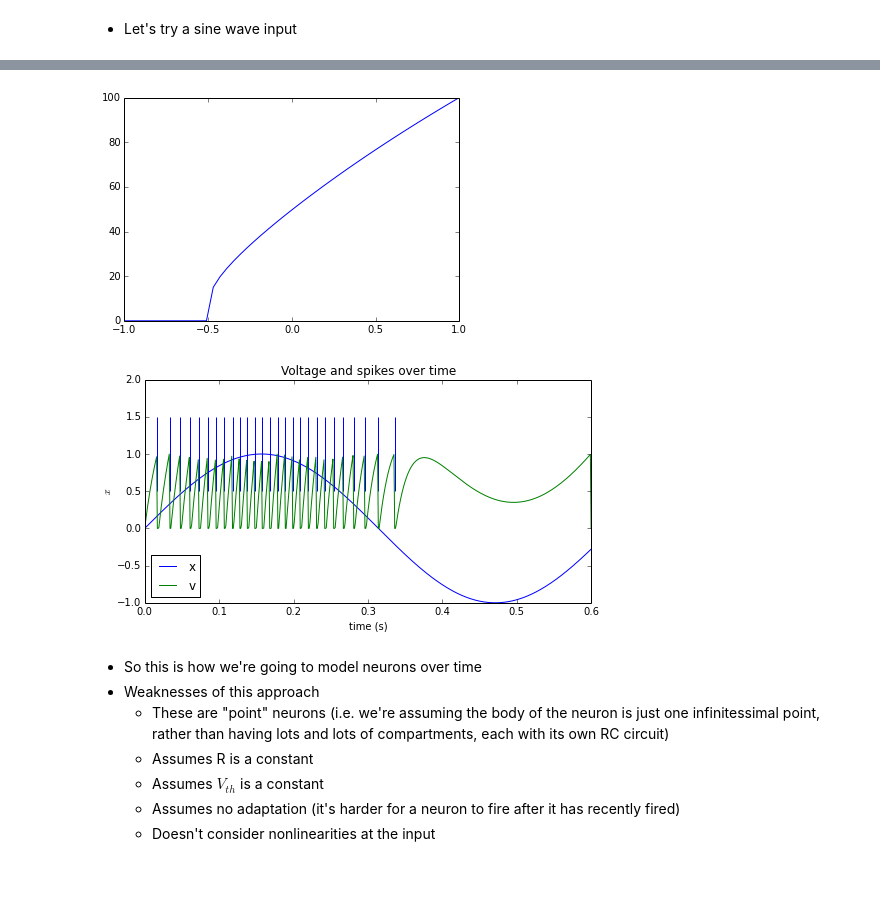
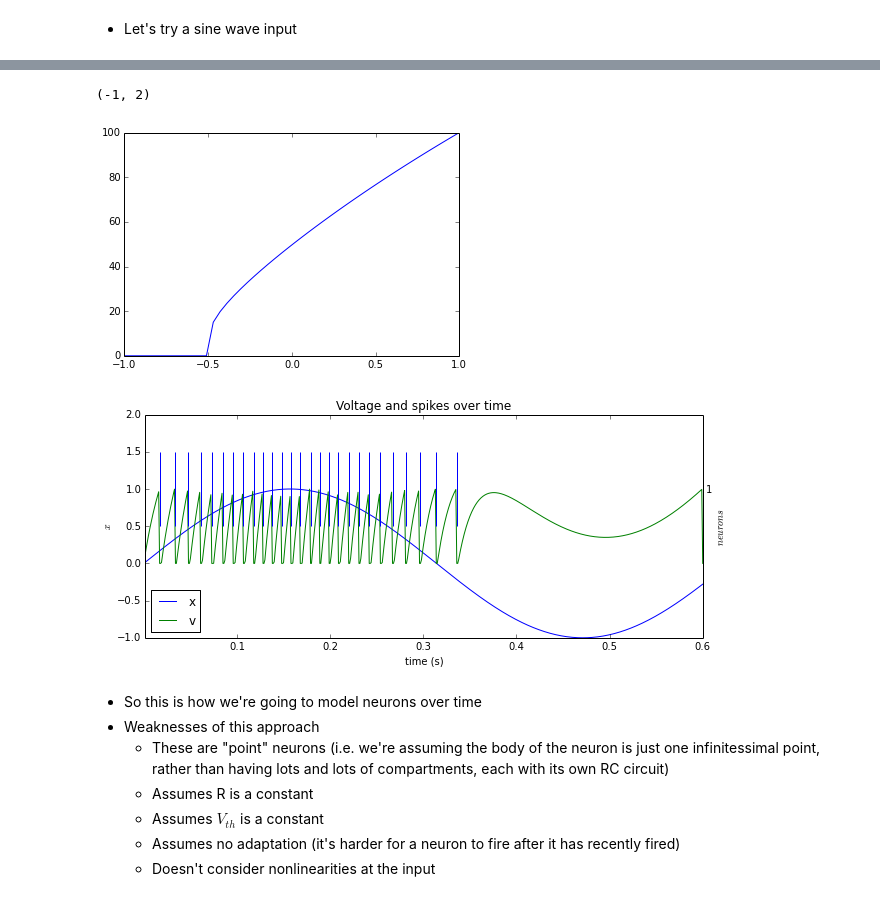
Before and after one commit to celiasmith/syde556, a Jupyter notebook: SYDE 556 Lecture 3 Temporal Representation.ipynb, the cells around one changed output, grey strips where cells are left out. Saved outputs shown, nothing was run; the diff lists cells and outputs as text; code cells hidden in the pictures.

```diff
--- a/SYDE 556 Lecture 3 Temporal Representation.ipynb
+++ b/SYDE 556 Lecture 3 Temporal Representation.ipynb
@@ -251,18 +253,19 @@ sim.run(.6)
 nengo.utils.matplotlib.plot_tuning_curves(ens, sim)
 
 t = sim.trange()
-figure(figsize=(8,4))
+figure(figsize=(10,4))
 plot(t, sim.data[stim_p], label='x')
 ax = gca()
-rasterplot(t, sim.data[spikes_p], ax=ax)
-ax.invert_yaxis()
 ax.plot(t, sim.data[voltage_p],'g', label='v')
+ylim((-1,2))
+ylabel('$x$')
+xlabel('time (s)')
+legend(loc='lower left');
+
+rasterplot(t, sim.data[spikes_p], ax=ax.twinx(), use_eventplot=True)
 title('Voltage and spikes over time')
 ylabel("Voltage");
 xlabel("Time");
-
-ylabel('$x$')
-ylim(-1,2)
-xlabel('time (s)')
-legend(loc='lower left');
+ylabel('$neurons$')
+ylim((-1,2))
 # %% [output]
@@ -269,5 +273,6 @@ legend(loc='lower left');
+(-1, 2)
 [figure]
-[figure, old version]
+[figure, new version]
 # %% [markdown]
 - So this is how we're going to model neurons over time
 - Weaknesses of this approach
```
Also changed, not shown: parts of 28 cells of this notebook, 1 other file.
